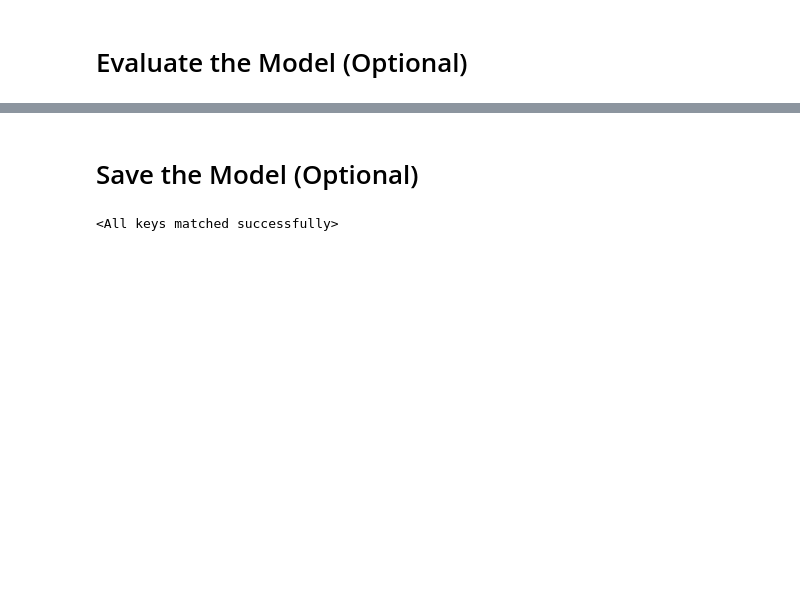
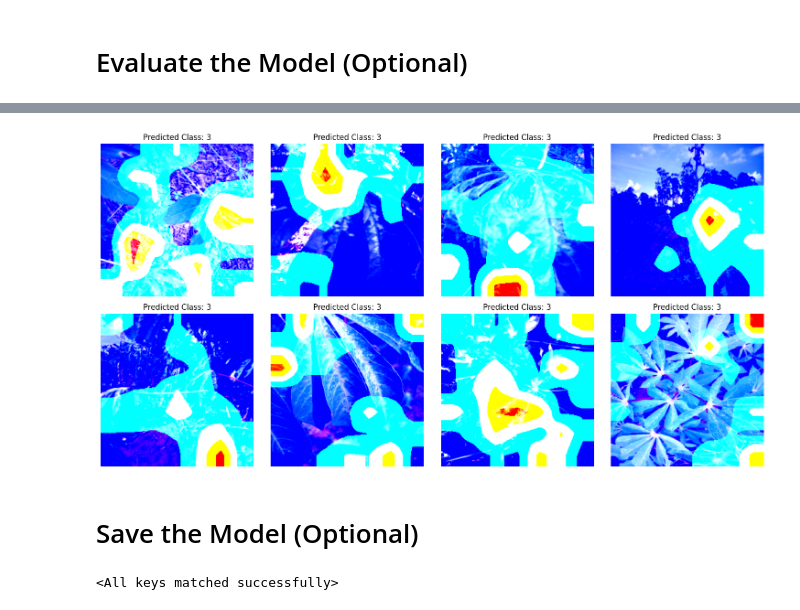
Before and after one commit to aliikhwan99/cassava-leaf-disease-classification, a Jupyter notebook: cassava-leaf-disease-classification.ipynb, the cells around one changed output, grey strips where cells are left out. Saved outputs shown, nothing was run; the diff lists cells and outputs as text; code cells hidden in the pictures; blank space fills up the shorter version.

```diff
--- a/cassava-leaf-disease-classification.ipynb
+++ b/cassava-leaf-disease-classification.ipynb
@@ -350,0 +454,99 @@ Test Accuracy: 69.50%
+# %%
+import torch
+import numpy as np
+import matplotlib.pyplot as plt
+import seaborn as sns
+import cv2
+
+# Function to compute Grad-CAM
+def grad_cam(input_image, model, target_layer):
+    # Register forward and backward hooks
+    activations = []
+    gradients = []
+
+    def forward_hook(module, input, output):
+        activations.append(output)
+        print("Forward hook triggered. Activation shape:", output.shape)  # Debug
+
+    def backward_hook(module, grad_input, grad_output):
+        gradients.append(grad_output[0])
+        print("Backward hook triggered. Gradient shape:", grad_output[0].shape)  # Debug
+
+    # Register hooks
+    forward_handle = target_layer.register_forward_hook(forward_hook)
+    backward_handle = target_layer.register_backward_hook(backward_hook)
+
+    # Forward pass
+    model.eval()
+    x = input_image.requires_grad_()  # Ensure input requires gradient
+    output = model(x)
+    target_class = output.argmax(dim=1).item()
+
+    # Backward pass
+    model.zero_grad()
+    output[0, target_class].backward()
+
+    # Check if activations and gradients were captured
+    if not activations or not gradients:
+        raise RuntimeError("Hooks did not capture any activations or gradients.")
+
+    # Get the activation and gradient
+    activation = activations[0].detach()
+    gradient = gradients[0].detach()
+
+    # Average the gradients spatially
+    weights = torch.mean(gradient, dim=[0, 2, 3], keepdim=True)
+
+    # Create the Grad-CAM map
+    cam = torch.sum(weights * activation, dim=1).squeeze()
+    cam = torch.relu(cam)  # Apply ReLU
+    cam = cam.cpu().numpy()
+
+    # Normalize the CAM
+    cam -= cam.min()
+    cam /= cam.max()
+
+    # Remove hooks after usage
+    forward_handle.remove()
+    backward_handle.remove()
+
+    return cam, target_class
+
+# Function to generate Grad-CAM images for a batch
+def generate_grad_cam_images(images, model, target_layer):
+    grad_cam_images = []
+    predictions = []
+
+    for i in range(images.size(0)):
+        cam, pred_class = grad_cam(images[i].unsqueeze(0), model, target_layer)  # Generate Grad-CAM for each image
+        cam = cv2.resize(cam, (images.size(2), images.size(3)))  # Resize to match input image size
+        cam = np.uint8(255 * cam)  # Scale to [0, 255]
+
+        # Create heatmap
+        heatmap = cv2.applyColorMap(cam, cv2.COLORMAP_JET)
+        heatmap = cv2.cvtColor(heatmap, cv2.COLOR_BGR2RGB)  # Convert to RGB
+        overlay = 0.5 * heatmap + 0.5 * images[i].cpu().numpy().transpose(1, 2, 0)  # Overlay heatmap on image
+
+        grad_cam_images.append(overlay)
+        predictions.append(pred_class)
+
+    return grad_cam_images, predictions
+
+# Function to plot Grad-CAM results
+def plot_grad_cam_results(grad_cam_images, predictions):
+    plt.figure(figsize=(15, 15))
+    for i in range(len(grad_cam_images)):
+        plt.subplot(4, 4, i + 1)  # Adjust the number of rows and columns as needed
+        plt.imshow(grad_cam_images[i])
+        plt.title(f'Predicted Class: {predictions[i]}')
+        plt.axis('off')
+    plt.tight_layout()
+    plt.show()
+
+# Assuming `images` is a tensor of shape (N, C, H, W) and model is already defined
+try:
+    grad_cam_images, predictions = generate_grad_cam_images(images, model, model.layer4)  # Assuming model.layer4 is the target layer
+    plot_grad_cam_results(grad_cam_images, predictions)
+except RuntimeError as e:
+    print("An error occurred:", e)
+# %% [output]
@@ -351,3 +569,4 @@ Test Accuracy: 69.50%
+[figure, added]
 # %% [markdown]
 # Save the Model (Optional)
 # %%
```
Also changed, not shown: parts of 6 cells of this notebook.
